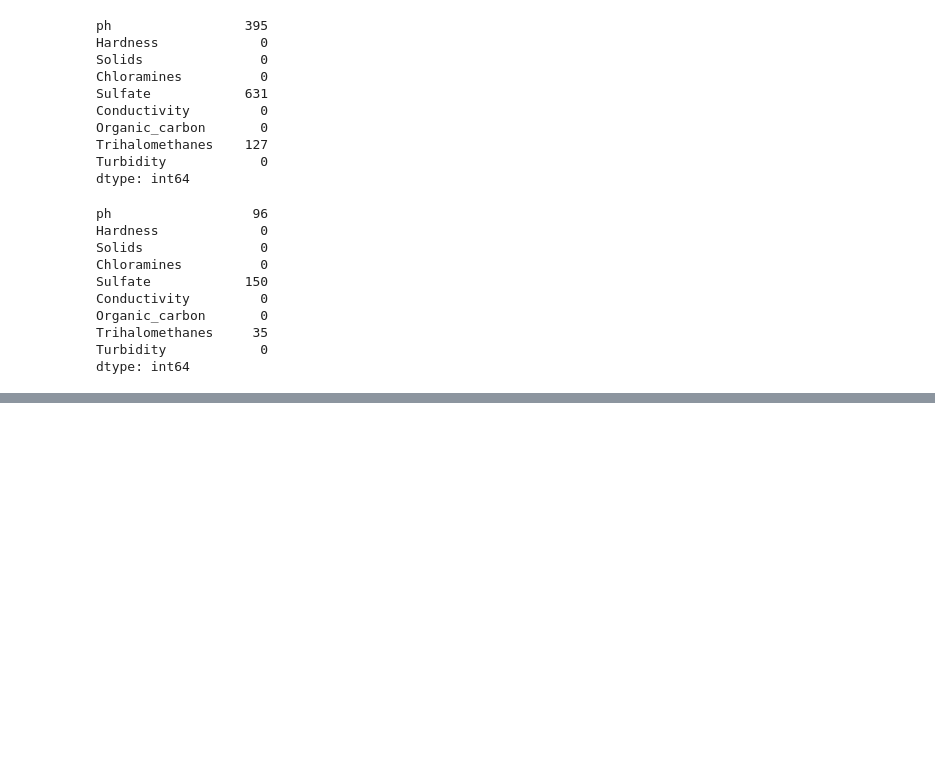
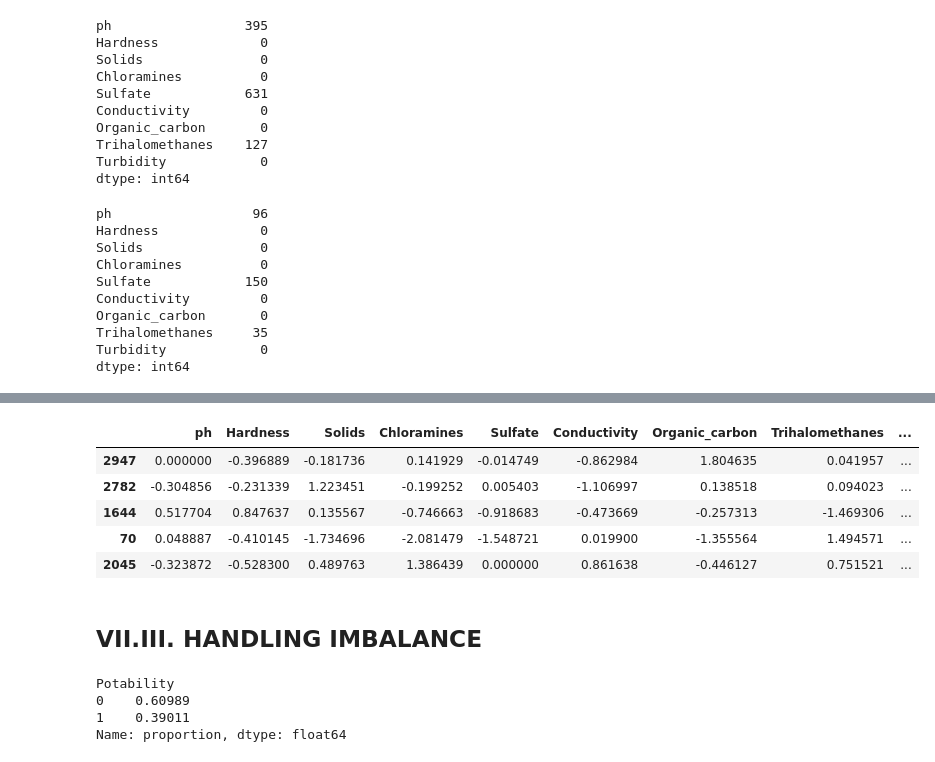
Before and after one commit to jiejorie/experiment-portfolio-machine-learning, a Jupyter notebook: 02-Classification Model/classification-model.ipynb, the cells around one changed output, grey strips where cells are left out. Cells and saved outputs as stored; diff of their text form; code cells hidden in the pictures; blank space fills up the shorter version.

```diff
--- a/02-Classification Model/classification-model.ipynb
+++ b/02-Classification Model/classification-model.ipynb
@@ -307,0 +351,2 @@ X_test_prepared["ph"] = X_test_prepared["ph"].fillna(ph_mean)
+# %%
+X_test_prepared[numeric_columns] = scaler.transform(X_test_prepared[numeric_columns]) # apply same scaling rule on testing data
@@ -307,0 +388,18 @@ X_test_prepared["ph"] = X_test_prepared["ph"].fillna(ph_mean)
+# %%
+X_test_prepared.head() # check the post-scaled testing data
+# %% [output]
+|  | ph | Hardness | Solids | Chloramines | Sulfate | Conductivity | Organic_carbon | Trihalomethanes | ... |
+| 2947 | 0.000000 | -0.396889 | -0.181736 | 0.141929 | -0.014749 | -0.862984 | 1.804635 | 0.041957 | ... |
+| 2782 | -0.304856 | -0.231339 | 1.223451 | -0.199252 | 0.005403 | -1.106997 | 0.138518 | 0.094023 | ... |
+| 1644 | 0.517704 | 0.847637 | 0.135567 | -0.746663 | -0.918683 | -0.473669 | -0.257313 | -1.469306 | ... |
+| 70 | 0.048887 | -0.410145 | -1.734696 | -2.081479 | -1.548721 | 0.019900 | -1.355564 | 1.494571 | ... |
+| 2045 | -0.323872 | -0.528300 | 0.489763 | 1.386439 | 0.000000 | 0.861638 | -0.446127 | 0.751521 | ... |
+# %% [markdown]
+## **VII.III. HANDLING IMBALANCE**
+# %%
+data["Potability"].value_counts(normalize=True)
+# %% [output]
+Potability
+0    0.60989
+1    0.39011
+Name: proportion, dtype: float64
```
Also changed, not shown: parts of 14 cells of this notebook.
